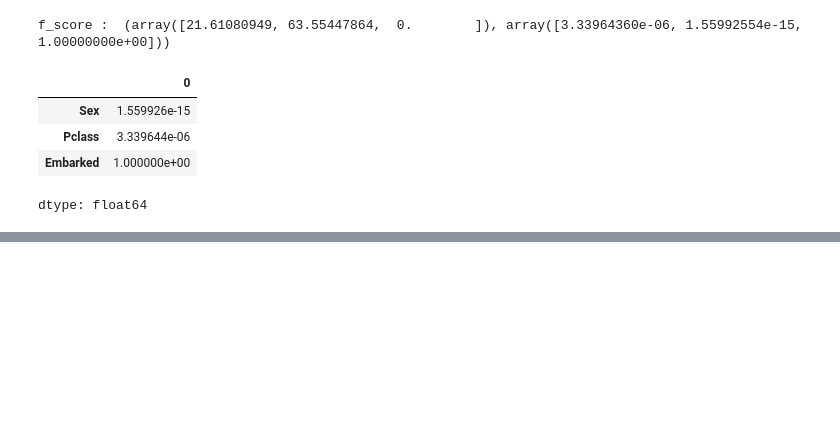
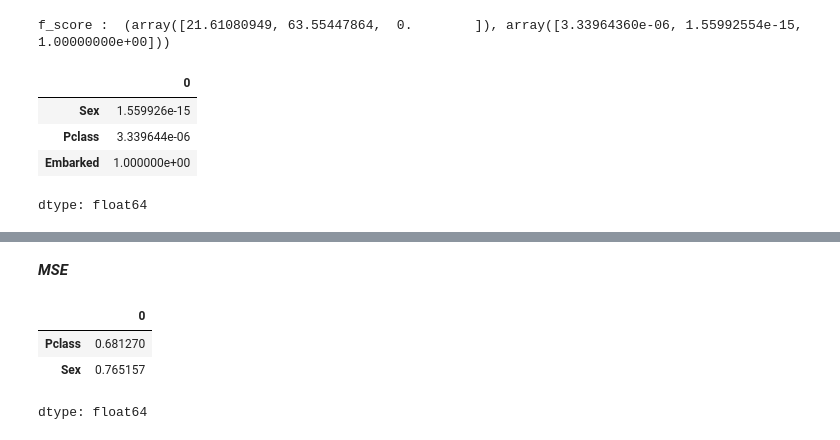
Before and after one commit to shashidhar078/MyPandas, a Jupyter notebook: pandasbasic.ipynb, the cells around one changed output, grey strips where cells are left out. Cells and saved outputs as stored; diff of their text form; code cells hidden in the pictures; blank space fills up the shorter version.

```diff
--- a/pandasbasic.ipynb
+++ b/pandasbasic.ipynb
@@ -618,0 +686,22 @@ dtype: float64
+# %% [markdown]
+***MSE***
+# %%
+from sklearn.tree import DecisionTreeClassifier
+from sklearn.metrics import roc_auc_score
+
+roc_values = []
+for feature in X_train_reduced.columns:
+    clf = DecisionTreeClassifier()
+    clf.fit(X_train_reduced[feature].fillna(0).to_frame(), y_train)
+    y_scored = clf.predict_proba(X_train_reduced[feature].fillna(0).to_frame())
+    roc_values.append(roc_auc_score(y_train, y_scored[:, 1]))
+
+roc_values = pd.Series(roc_values)
+roc_values.index = X_train_reduced.columns
+roc_values.sort_values(ascending=False)
+roc_values[roc_values > 0.5]
+# %% [output]
+|  | 0 |
+| Pclass | 0.681270 |
+| Sex | 0.765157 |
+dtype: float64
```
Also changed, not shown: parts of 9 cells of this notebook.
